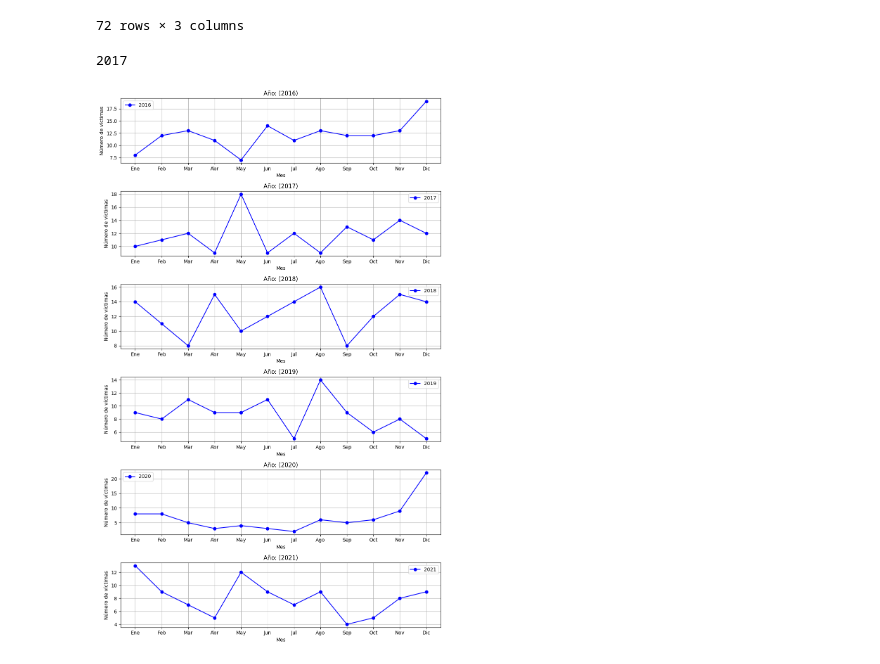
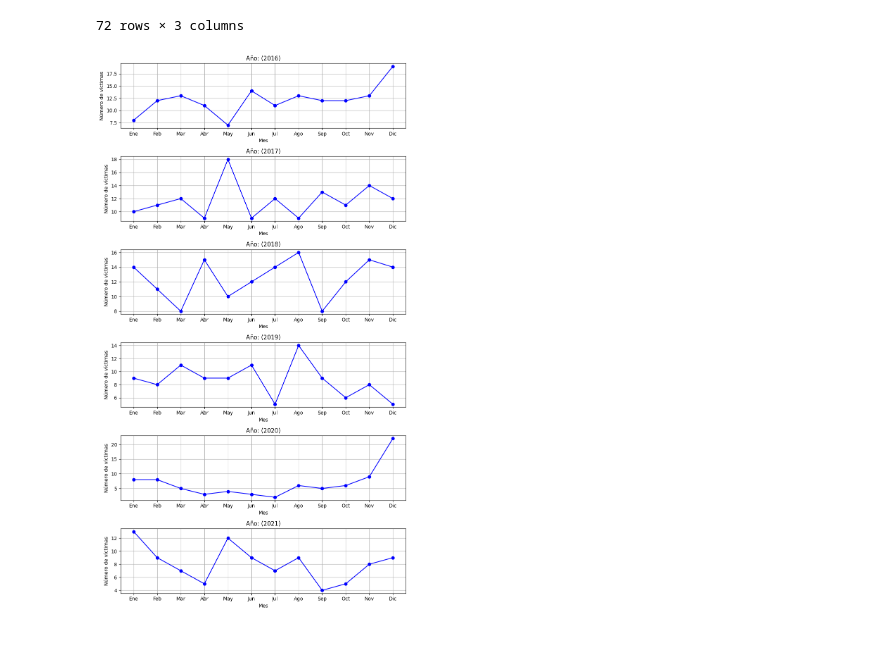
Before and after one commit to matiasbarriosled/PiDa2, a Jupyter notebook: EDA/EDA.ipynb, the cells around one changed output. Cells and saved outputs as stored; diff of their text form; code cells hidden in the pictures.

Commit message:
actualizacion hechos-diarios

```diff
--- a/EDA/EDA.ipynb
+++ b/EDA/EDA.ipynb
@@ -91,38 +111,34 @@ muertes_por_mes
 | 70 | 2021 | 11 | 8 |
 | 71 | 2021 | 12 | 9 |
 72 rows × 3 columns
-# %%
-unicos = hechos['Año'].unique()
-unicos[1]
-# %% [output]
-2017
 # %%
 anios = muertes_por_mes['Año'].unique()  # Puedes agregar más años a esta lista
 
 # Crear una figura con subplots para cada año
-fig, axes = plt.subplots(len(anios), 1, figsize=(10, 16))  # Ajustar el tamaño según sea necesario
+fig, axes = plt.subplots(len(anios), 1, figsize=(9, 16))  # Ajustar el tamaño según sea necesario
 
 # Recorrer cada año y crear un gráfico lineplot en su subplot correspondiente
 for i, anio in enumerate(anios):
     datos_anio = muertes_por_mes[muertes_por_mes["Año"] == anio]  # Filtrar datos por año
     ax = axes[i]  # Obtener el subplot actual
 
     # Crear el lineplot
     ax.plot(datos_anio["Mes"], datos_anio["N_victimas"], label=str(anio), marker='o', color='blue')
 
-    # Configurar el subplot
+    # Se agregan algunas etiquetas para identificar los puntos, los X e Y y el titulo
     ax.set_title(f"Año: ({anio})")
     ax.set_xlabel("Mes")
     ax.set_ylabel("Número de víctimas")
+    #cantidad de divisiones que quiero tener en Mes
     ax.set_xticks(range(1, 13))
+    #etiquetas en las divisiones con los nombres de los meses para mayor comprension
     ax.set_xticklabels(["Ene", "Feb", "Mar", "Abr", "May", "Jun", "Jul", "Ago", "Sep", "Oct", "Nov", "Dic"])
     ax.grid(True)
-    ax.legend()
 
 # Ajustar el layout de los subplots
 plt.tight_layout()
 
 # Mostrar el gráfico
 plt.show()
 # %% [output]
-[figure, old version]
+[figure, new version]
```
Also changed, not shown: parts of 3 cells of this notebook, 1 other file.
